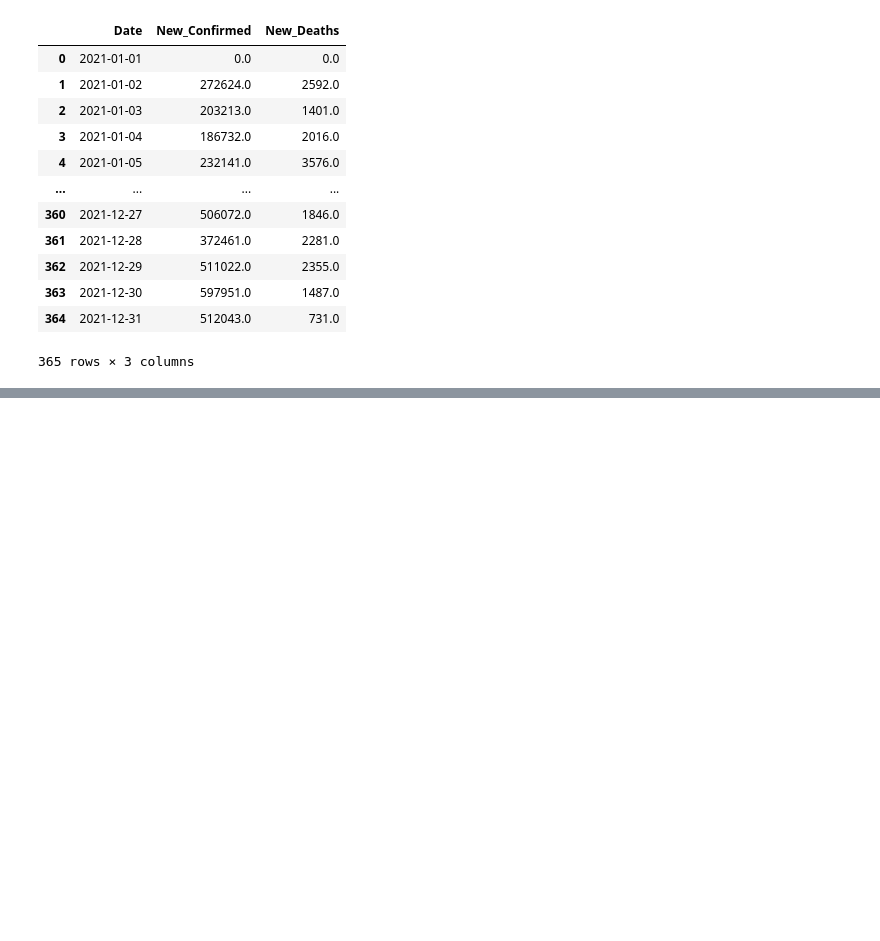
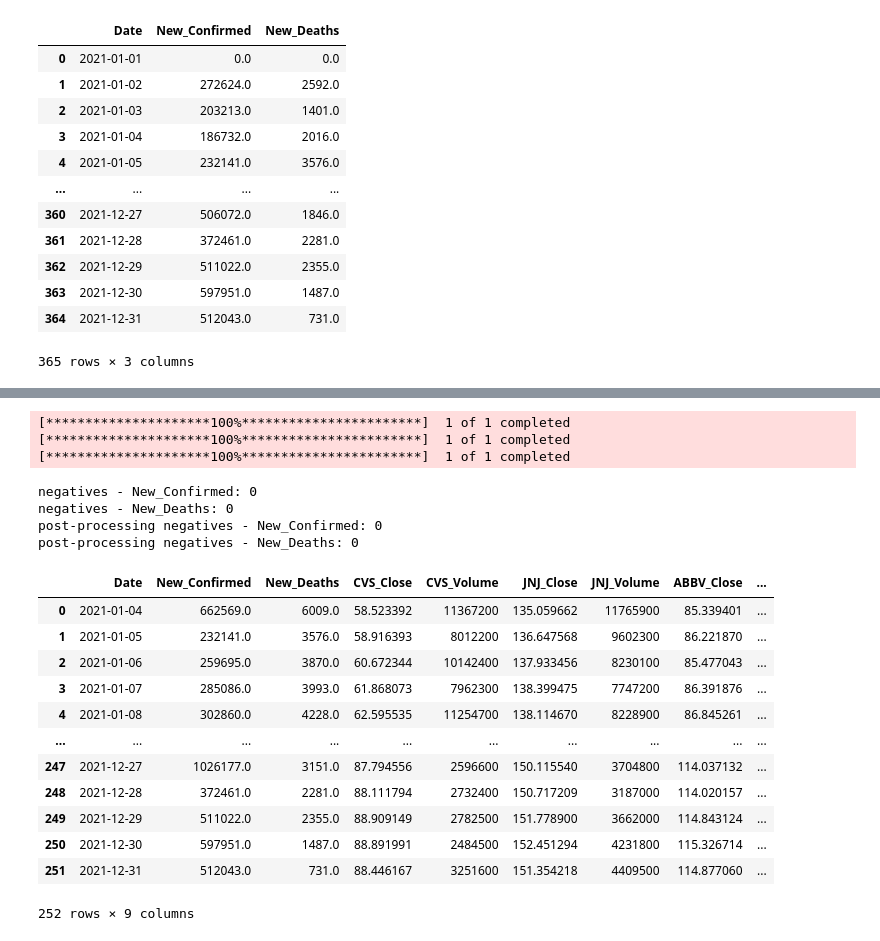
Before and after one commit to Bowen-Zhao999/IS-477, a Jupyter notebook: projectFile.ipynb, the cells around one changed output, grey strips where cells are left out. Cells and saved outputs as stored; diff of their text form; code cells hidden in the pictures; blank space fills up the shorter version.

```diff
--- a/projectFile.ipynb
+++ b/projectFile.ipynb
@@ -221,0 +183,66 @@ display(df_combined)
+# %%
+tickers = ["CVS", "JNJ", "ABBV"]
+stock_dfs = {}
+for ticker in tickers:
+    raw = yf.download(ticker, start="2021-01-01", end="2022-01-01")
+    raw = raw[['Close', 'Volume']].copy()
+    raw.columns = [f'{ticker}_Close', f'{ticker}_Volume']
+    raw.reset_index(inplace=True)
+    raw['Date'] = raw['Date'].dt.strftime('%Y-%m-%d')
+    stock_dfs[ticker] = raw
+
+# Combine COVID data with stock data
+df_2021_US['Date'] = pd.to_datetime(df_2021_US['Date'])
+trading_dates = pd.to_datetime(stock_dfs['CVS']['Date']).sort_values().tolist()
+
+# Assign each COVID date to the next trading day
+def assign_trading_day(d, trading_dates):
+    for td in trading_dates:
+        if td >= d:
+            return td
+    return pd.NaT
+
+df_2021_US['Trading_Day'] = df_2021_US['Date'].apply(lambda d: assign_trading_day(d, trading_dates))
+covid_by_trading_day = (df_2021_US.groupby('Trading_Day')[['New_Confirmed', 'New_Deaths']]
+                                    .sum()
+                                    .reset_index()
+                                    .rename(columns={'Trading_Day': 'Date'}))
+covid_by_trading_day['Date'] = covid_by_trading_day['Date'].dt.strftime('%Y-%m-%d')
+
+# merge with stock data
+df_combined = covid_by_trading_day.merge(stock_dfs['CVS'], on='Date', how='inner') \
+                                   .merge(stock_dfs['JNJ'], on='Date', how='inner') \
+                                   .merge(stock_dfs['ABBV'], on='Date', how='inner')
+# %% [output]
+[*********************100%***********************]  1 of 1 completed
+[*********************100%***********************]  1 of 1 completed
+[*********************100%***********************]  1 of 1 completed
+# %%
+# ensuring that there are no negative values in the 'New_Confirmed' and 'New_Deaths' columns
+print("negatives - New_Confirmed:", (df_combined['New_Confirmed'] < 0).sum())
+print("negatives - New_Deaths:", (df_combined['New_Deaths'] < 0).sum())
+
+df_combined['New_Confirmed'] = df_combined['New_Confirmed'].clip(lower=0)
+df_combined['New_Deaths'] = df_combined['New_Deaths'].clip(lower=0)
+
+print("post-processing negatives - New_Confirmed:", (df_combined['New_Confirmed'] < 0).sum())
+print("post-processing negatives - New_Deaths:", (df_combined['New_Deaths'] < 0).sum())
+display(df_combined)
+# %% [output]
+negatives - New_Confirmed: 0
+negatives - New_Deaths: 0
+post-processing negatives - New_Confirmed: 0
+post-processing negatives - New_Deaths: 0
+|  | Date | New_Confirmed | New_Deaths | CVS_Close | CVS_Volume | JNJ_Close | JNJ_Volume | ABBV_Close | ... |
+| 0 | 2021-01-04 | 662569.0 | 6009.0 | 58.523392 | 11367200 | 135.059662 | 11765900 | 85.339401 | ... |
+| 1 | 2021-01-05 | 232141.0 | 3576.0 | 58.916393 | 8012200 | 136.647568 | 9602300 | 86.221870 | ... |
+| 2 | 2021-01-06 | 259695.0 | 3870.0 | 60.672344 | 10142400 | 137.933456 | 8230100 | 85.477043 | ... |
+| 3 | 2021-01-07 | 285086.0 | 3993.0 | 61.868073 | 7962300 | 138.399475 | 7747200 | 86.391876 | ... |
+| 4 | 2021-01-08 | 302860.0 | 4228.0 | 62.595535 | 11254700 | 138.114670 | 8228900 | 86.845261 | ... |
+| ... | ... | ... | ... | ... | ... | ... | ... | ... | ... |
+| 247 | 2021-12-27 | 1026177.0 | 3151.0 | 87.794556 | 2596600 | 150.115540 | 3704800 | 114.037132 | ... |
+| 248 | 2021-12-28 | 372461.0 | 2281.0 | 88.111794 | 2732400 | 150.717209 | 3187000 | 114.020157 | ... |
+| 249 | 2021-12-29 | 511022.0 | 2355.0 | 88.909149 | 2782500 | 151.778900 | 3662000 | 114.843124 | ... |
+| 250 | 2021-12-30 | 597951.0 | 1487.0 | 88.891991 | 2484500 | 152.451294 | 4231800 | 115.326714 | ... |
+| 251 | 2021-12-31 | 512043.0 | 731.0 | 88.446167 | 3251600 | 151.354218 | 4409500 | 114.877060 | ... |
+252 rows × 9 columns
```
Also changed, not shown: parts of 12 cells of this notebook.
